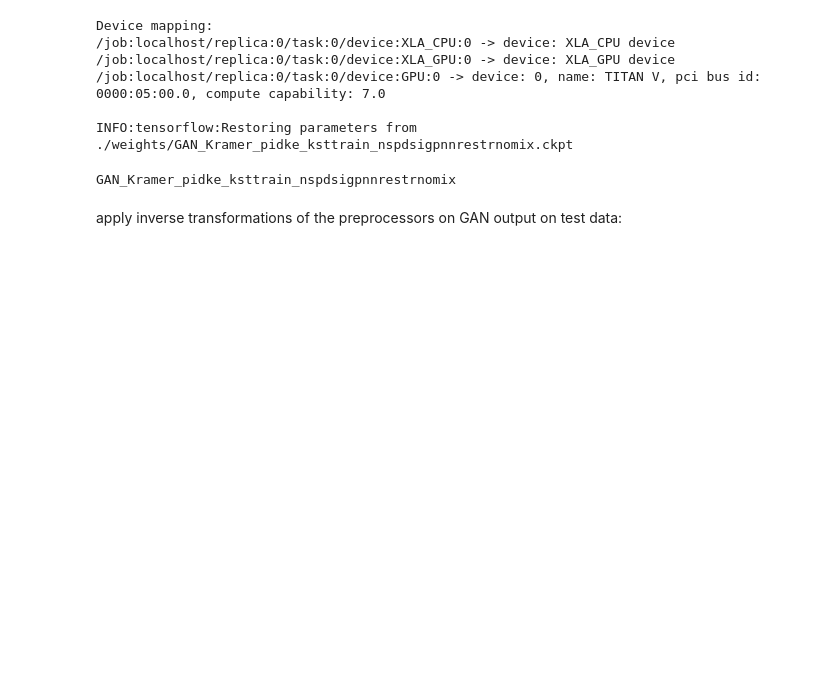
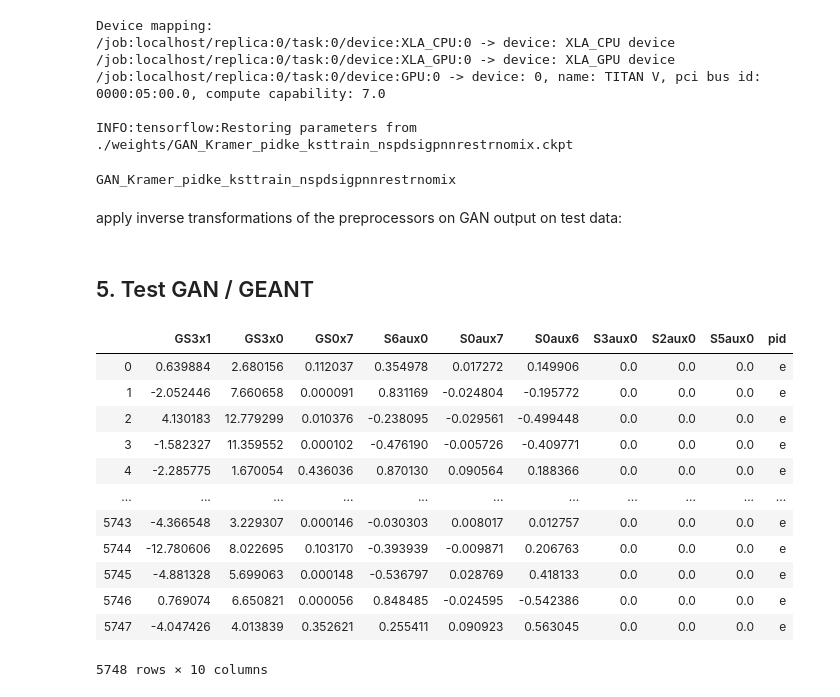
Before and after one commit to weissercn/LHCb_PID_Compression, a Jupyter notebook: exp_3_features/GAN_Kramer_apart-ke_ksttrain_nspdsigpnnrestrnomix.ipynb, the cells around one changed output. Drawn from its saved outputs; the diff is of its cells as text; code cells hidden in the pictures; blank space fills up the shorter version.

```diff
--- a/exp_3_features/GAN_Kramer_apart-ke_ksttrain_nspdsigpnnrestrnomix.ipynb
+++ b/exp_3_features/GAN_Kramer_apart-ke_ksttrain_nspdsigpnnrestrnomix.ipynb
@@ -477,3 +477,23 @@ df_temp_full_enc['pid'] = [PID_NAME]*len(df_temp_full_enc)
 if not os.path.exists('data'):
     os.makedirs('data')
 df_temp_full_enc.to_csv("./data/generated_pid{}.csv".format(MODEL_NAME), index=None)
+# %% [markdown]
+## 5. Test GAN / GEANT
+# %%
+# "trks_EcalPIDe": "GS3x0", "trks_EcalPIDmu": "GS3x1", "trks_ProbNNk": "GS0x7"
+# 'S6aux0', 'S5aux0', 'S3aux0', 'S2aux0', 'S0aux0', 'S0aux1', 'S0aux2', 'S0aux3', 'S2aux1', 'S2aux2', 'S2aux3', 'S0aux4', 'S0aux5', 'S0aux6', 'S0aux7', 'S0aux8', 'GS3x1', 'GS3x0', 'GS0x7'
+df_temp_full_enc
+# %% [output]
+|  | GS3x1 | GS3x0 | GS0x7 | S6aux0 | S0aux7 | S0aux6 | S3aux0 | S2aux0 | S5aux0 | pid |
+| 0 | 0.639884 | 2.680156 | 0.112037 | 0.354978 | 0.017272 | 0.149906 | 0.0 | 0.0 | 0.0 | e |
+| 1 | -2.052446 | 7.660658 | 0.000091 | 0.831169 | -0.024804 | -0.195772 | 0.0 | 0.0 | 0.0 | e |
+| 2 | 4.130183 | 12.779299 | 0.010376 | -0.238095 | -0.029561 | -0.499448 | 0.0 | 0.0 | 0.0 | e |
+| 3 | -1.582327 | 11.359552 | 0.000102 | -0.476190 | -0.005726 | -0.409771 | 0.0 | 0.0 | 0.0 | e |
+| 4 | -2.285775 | 1.670054 | 0.436036 | 0.870130 | 0.090564 | 0.188366 | 0.0 | 0.0 | 0.0 | e |
+| ... | ... | ... | ... | ... | ... | ... | ... | ... | ... | ... |
+| 5743 | -4.366548 | 3.229307 | 0.000146 | -0.030303 | 0.008017 | 0.012757 | 0.0 | 0.0 | 0.0 | e |
+| 5744 | -12.780606 | 8.022695 | 0.103170 | -0.393939 | -0.009871 | 0.206763 | 0.0 | 0.0 | 0.0 | e |
+| 5745 | -4.881328 | 5.699063 | 0.000148 | -0.536797 | 0.028769 | 0.418133 | 0.0 | 0.0 | 0.0 | e |
+| 5746 | 0.769074 | 6.650821 | 0.000056 | 0.848485 | -0.024595 | -0.542386 | 0.0 | 0.0 | 0.0 | e |
+| 5747 | -4.047426 | 4.013839 | 0.352621 | 0.255411 | 0.090923 | 0.563045 | 0.0 | 0.0 | 0.0 | e |
+5748 rows × 10 columns
```
Also changed, not shown: parts of 10 cells of this notebook, 3 other files.
